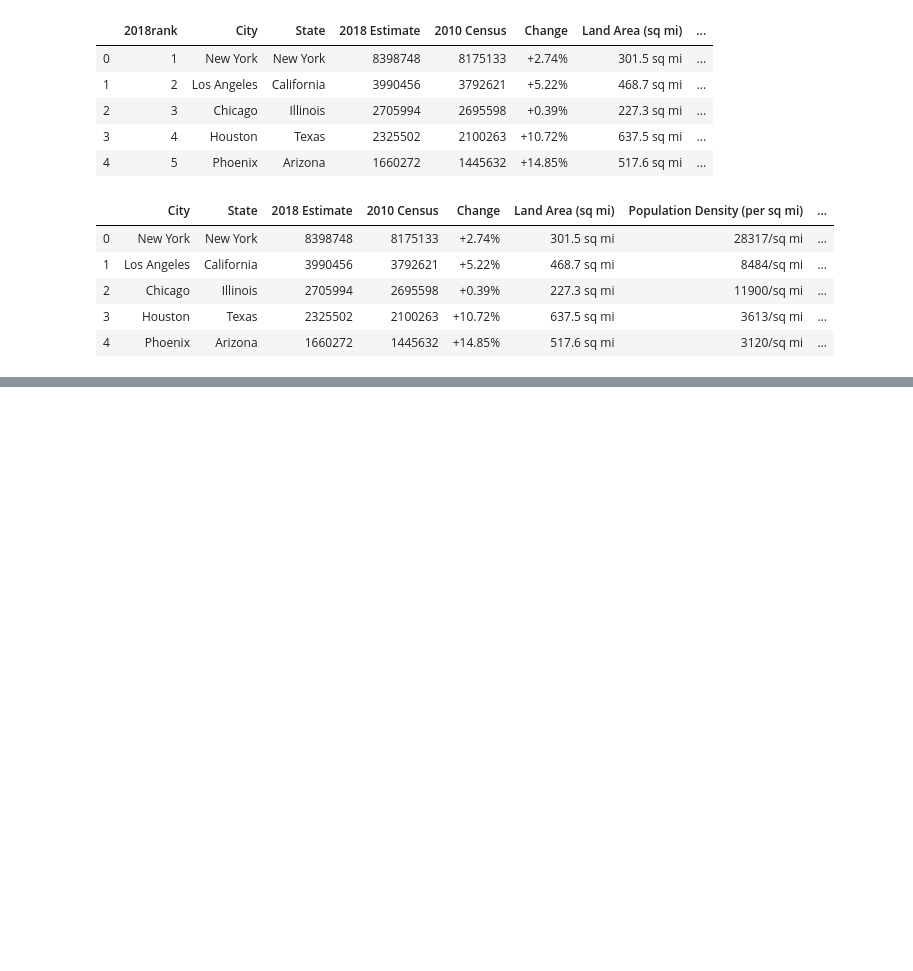
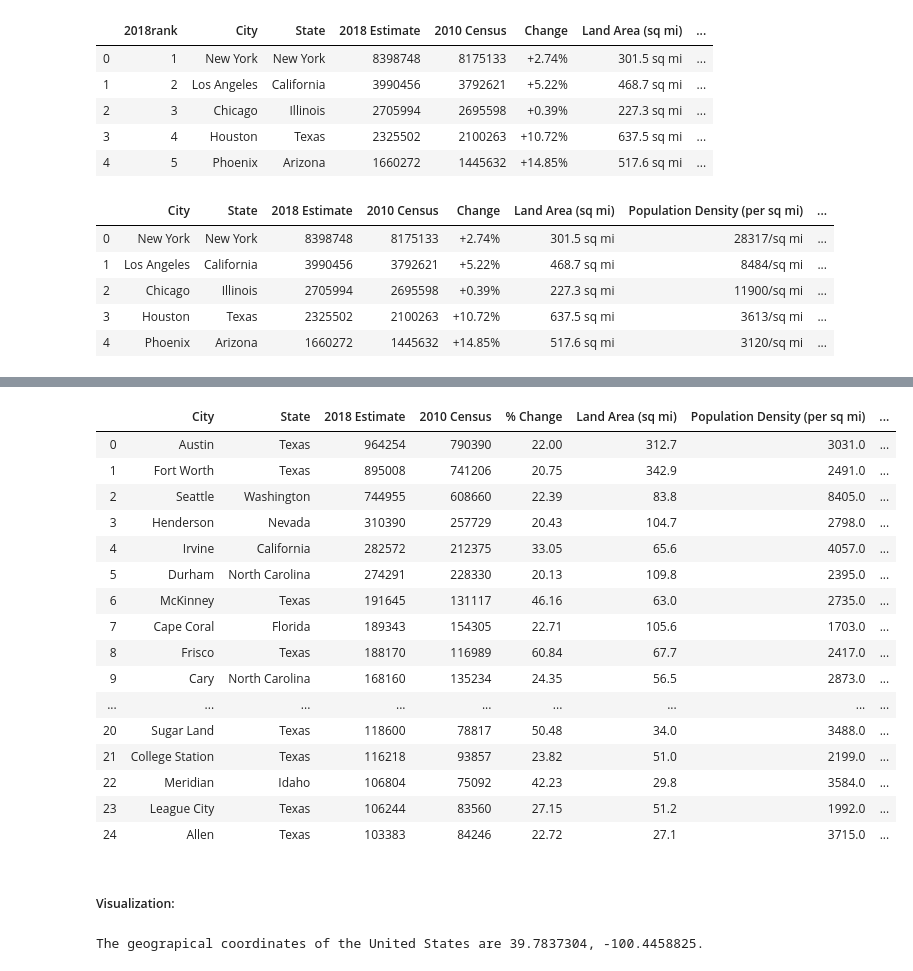
Before and after one commit to Nolomojo/Coursera_Capstone, a Jupyter notebook: Most_Populous_US_Cities_Exploration.ipynb, the cells around one changed output, grey strips where cells are left out. Saved outputs shown, nothing was run; the diff lists cells and outputs as text; code cells hidden in the pictures; blank space fills up the shorter version.

```diff
--- a/Most_Populous_US_Cities_Exploration.ipynb
+++ b/Most_Populous_US_Cities_Exploration.ipynb
@@ -29,10 +65,10 @@ print(soup.prettify()) # print html content from webpage
 # %%
-city_pop_table = soup.find('table',{'class': 'wikitable sortable'}) # find the first table of class 'wikitable sortable'
-city_pop_head = city_pop_table.tr.find_all('th') # create html table headers list
+city_pop_table = cities_contents.find('table',{'class': 'wikitable sortable'}) # find the first table of class 'wikitable sortable'
+city_pop_header = city_pop_table.tr.find_all('th') # create html table headers list
 
 column_names = [] # create empty list
 
-for header in city_pop_head:
+for header in city_pop_header:
     column_names.append(header.text.strip().replace(',','_')) # collects column names as list
 print(column_names)
 # %% [output]
@@ -110,8 +146,8 @@ for i, text in enumerate(location_cleaned): # separate lat and long coords into
     lat_coords.append(lat)
     long_coords.append(long)
 
-us_cities_df['Lat'] = pd.Series(lat_coords) # add column for latidude
-us_cities_df['Long'] = pd.Series(long_coords) # add column for longitude
+us_cities_df['Lat'] = pd.Series(lat_coords).astype(float) # add column for latidude
+us_cities_df['Long'] = pd.Series(long_coords).astype(float) # add column for longitude
 us_cities_df.head() # take a peak
 # %% [output]
 |  | 2018rank | City | State[c] | 2018estimate | 2010Census | Change | 2016 land area | 2016 population density | ... |
@@ -164,8 +200,8 @@ for i, text in enumerate(us_cities_df.index): # clean land area and population d
     land_area.append(us_cities_df.loc[i,'Land Area (sq mi)'].replace('\xa0sq\xa0mi',''))
     pop_density.append(us_cities_df.loc[i,'Population Density (per sq mi)'].split('/')[0])
 
-us_cities_df['Land Area (sq mi)'] = pd.Series(land_area)
-us_cities_df['Population Density (per sq mi)'] = pd.Series(pop_density)
+us_cities_df['Land Area (sq mi)'] = pd.Series(land_area).astype(float)
+us_cities_df['Population Density (per sq mi)'] = pd.Series(pop_density).astype(float)
 us_cities_df.head() # take a peak
 # %% [output]
 |  | City | State | 2018 Estimate | 2010 Census | Change | Land Area (sq mi) | Population Density (per sq mi) | ... |
@@ -178,0 +213,17 @@ The data needs further cleaning but this current dataframe should serve as a goo
+# %%
+per_change_float = []
+
+for i, content in enumerate(us_cities_df.index):
+    per_change_float.append(us_cities_df.loc[i,'Change'].replace('+','').replace('%','').replace('−','-'))
+
+us_cities_df['Change'] = pd.Series(per_change_float)
+
+for i, content in enumerate(us_cities_df['Change']):
+    try:
+        us_cities_df.loc[i,'Change'] = float(us_cities_df.loc[i,'Change']) # attempt to convert string to float
+    except:
+        us_cities_df.drop(index=i,inplace=True) # throw exception for new cities and/or unkown % change
+
+us_cities_df.rename(columns={'Change': '% Change'},inplace=True)
+us_cities_df['% Change'] = us_cities_df['% Change'].astype(float)
+us_cities_df.head()
@@ -178,0 +254,36 @@ The data needs further cleaning but this current dataframe should serve as a goo
+# %%
+high_influx_df = us_cities_df[us_cities_df['% Change'] >= 20.0].reset_index(drop=True) # define high
+# influx of population dataframe
+high_influx_df.head(high_influx_df.shape[0]) # take a peak
+# %% [output]
+|  | City | State | 2018 Estimate | 2010 Census | % Change | Land Area (sq mi) | Population Density (per sq mi) | ... |
+| 0 | Austin | Texas | 964254 | 790390 | 22.00 | 312.7 | 3031.0 | ... |
+| 1 | Fort Worth | Texas | 895008 | 741206 | 20.75 | 342.9 | 2491.0 | ... |
+| 2 | Seattle | Washington | 744955 | 608660 | 22.39 | 83.8 | 8405.0 | ... |
+| 3 | Henderson | Nevada | 310390 | 257729 | 20.43 | 104.7 | 2798.0 | ... |
+| 4 | Irvine | California | 282572 | 212375 | 33.05 | 65.6 | 4057.0 | ... |
+| 5 | Durham | North Carolina | 274291 | 228330 | 20.13 | 109.8 | 2395.0 | ... |
+| 6 | McKinney | Texas | 191645 | 131117 | 46.16 | 63.0 | 2735.0 | ... |
+| 7 | Cape Coral | Florida | 189343 | 154305 | 22.71 | 105.6 | 1703.0 | ... |
+| 8 | Frisco | Texas | 188170 | 116989 | 60.84 | 67.7 | 2417.0 | ... |
+| 9 | Cary | North Carolina | 168160 | 135234 | 24.35 | 56.5 | 2873.0 | ... |
+| ... | ... | ... | ... | ... | ... | ... | ... | ... |
+| 20 | Sugar Land | Texas | 118600 | 78817 | 50.48 | 34.0 | 3488.0 | ... |
+| 21 | College Station | Texas | 116218 | 93857 | 23.82 | 51.0 | 2199.0 | ... |
+| 22 | Meridian | Idaho | 106804 | 75092 | 42.23 | 29.8 | 3584.0 | ... |
+| 23 | League City | Texas | 106244 | 83560 | 27.15 | 51.2 | 1992.0 | ... |
+| 24 | Allen | Texas | 103383 | 84246 | 22.72 | 27.1 | 3715.0 | ... |
+# %% [markdown]
+##### Visualization:
+# %%
+# grabbing the lat/long coords for United States
+
+address = 'United States'
+
+geolocator = Nominatim(user_agent="us_explorer")
+location = geolocator.geocode(address)
+latitude = location.latitude
+longitude = location.longitude
+print('The geograpical coordinates of the United States are {}, {}.'.format(latitude, longitude))
+# %% [output]
+The geograpical coordinates of the United States are 39.7837304, -100.4458825.
```
Also changed, not shown: parts of 98 cells of this notebook.
